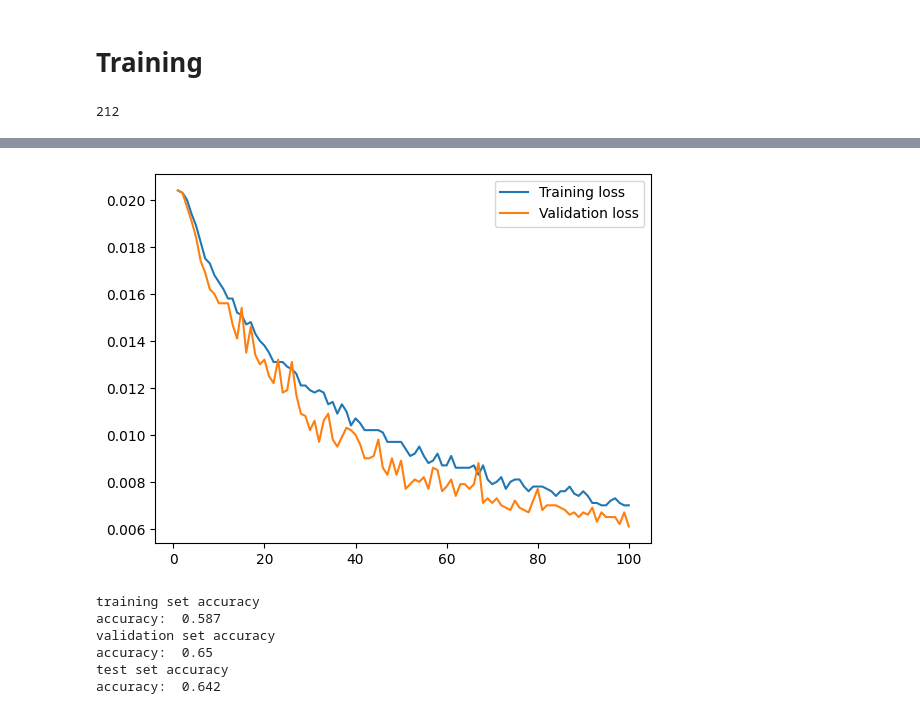
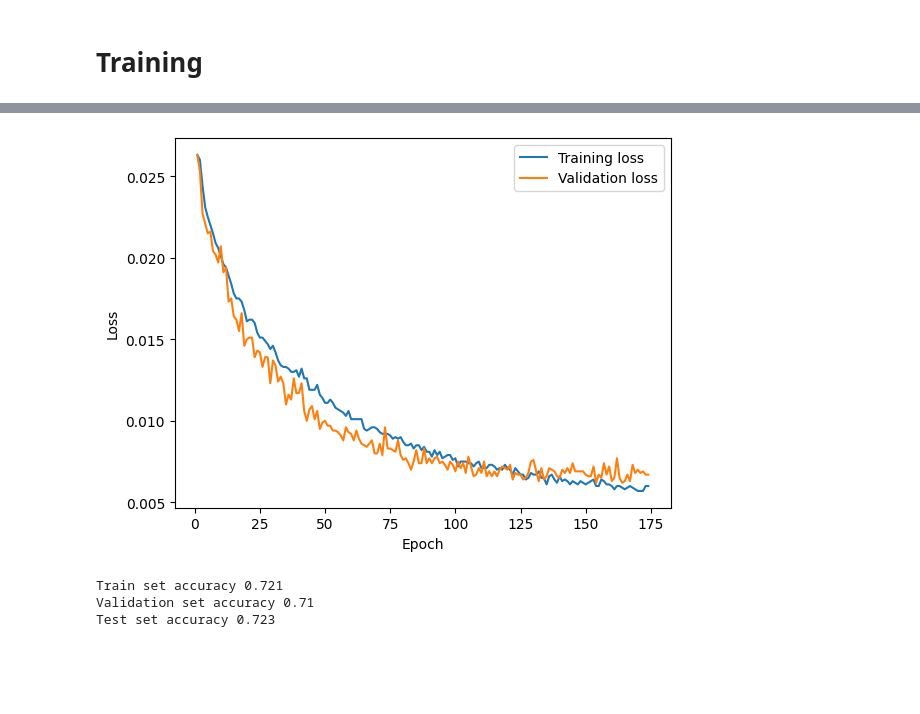
Before and after one commit to Gianl-msi/Python-Unleashed, a Jupyter notebook: Image Classification With CNN/Image Classification With CNN.ipynb, the cells around one changed output, grey strips where cells are left out. Saved outputs shown, nothing was run; the diff lists cells and outputs as text; code cells hidden in the pictures; blank space fills up the shorter version.

Commit message:
training

```diff
--- a/Image Classification With CNN/Image Classification With CNN.ipynb
+++ b/Image Classification With CNN/Image Classification With CNN.ipynb
@@ -183,28 +186,30 @@ butterflyclassifier = ButterflyClassifier()
 
 # Specify the optimizer
 import torch.optim as optim
-optimizer = optim.SGD(butterflyclassifier.parameters(), lr=0.03, momentum=0.9)
+optimizer = optim.SGD(butterflyclassifier.parameters(), lr=0.02, momentum=0.9)
 
 # Specify the loss
 criterion = nn.CrossEntropyLoss()
 
-#Specify what device to use --> GPU
+# Select GPU as device
 device = torch.device('cuda')
-# %%
-for i, j in train_butterly_dataloader:
-    print(j.size()[0])
-    break
-# %% [output]
-212
 # %%
-def train(model, device, epochs, patience, delta):
+# function to train the model
+def train(model,
+          device,
+          epochs,
+          patience,  # for early stopping: how many epochs the training process should continue after the last improvement on validation set before stopping
+          delta): # minimum percentage change in validation loss that qualifies as an improvement.
+
 
     model.to(device)
     train_loss, val_loss = [], []
 
-    delta_count = 0 # how many epochs the validation loss did not improve
-    baseline_val_loss = 100000
-    for e in range(epochs):  # loop over the dataset multiple times
+    delta_count = 0 # counter the keeps track of how many epochs the validation loss did not improve
+    baseline_val_loss = 100000  # starting value of the loss on the validation set. Set initially to a very big value. It is updated at each epoch afterwards
+
+    # loop over train and validation sets epochs times
+    for e in range(epochs):
         print(f"-------- Epoch {e + 1} --------")
         model.train()
         train_running_loss = 0.0
@@ -245,8 +250,8 @@ def train(model, device, epochs, patience, delta):
         val_running_loss = round(val_running_loss / sample_val, 4)
         print("Validation loss:",val_running_loss)
 
-        # Check if validation losses improved
-        if ((baseline_val_loss - val_running_loss  ) / baseline_val_loss ) > delta:
+        # Check if validation losses improved of at least delta %
+        if (val_running_loss < baseline_val_loss) and (( baseline_val_loss  - val_running_loss ) / baseline_val_loss ) > delta:
             delta_count = 0
             baseline_val_loss = val_running_loss
         else:
@@ -264,12 +269,18 @@ def train(model, device, epochs, patience, delta):
     # Plot losses
     plt.plot(range(1,len(train_loss) +1 ),train_loss, label = 'Training loss' )
     plt.plot(range(1, len(val_loss) +1 ),val_loss, label = 'Validation loss' )
+    plt.ylabel('Loss')
+    plt.xlabel('Epoch')
     plt.legend()
     plt.show()
 
     return model, train_loss, val_loss
 
 # Train the model
-model_trained, train_loss, val_loss = train(model = butterflyclassifier, device = device, epochs = 100, patience = 5, delta = 0.01)
+model_trained, train_loss, val_loss = train(model = butterflyclassifier,
+                                            device = device,
+                                            epochs = 200,
+                                            patience = 10,
+                                            delta = 0.01) # 1 percent improve
 # %% [output]
 -------- Epoch 1 --------
@@ -292,9 +303,12 @@ Epochs with no improvement: 0
-[figure, old version]
+[figure, new version]
 # %%
-# function to predict the class of a batch of images
-def make_prediction(model, device, dataloader):
+# Function to predict the class of a batch of images
+def make_prediction(model,
+                    device,
+                    dataloader):
     model.to(device)
     preds,truevalues  = [] , []
+
     for data in dataloader:
         inputs, labels = data
         inputs = inputs.to(device)
@@ -306,38 +320,34 @@ def make_prediction(model, device, dataloader):
 
     return np.concatenate(truevalues,axis =0) , np.concatenate(preds,axis =0)
 
-# Function that calculates the accuracy of the predicitions
+# Function to calculate accuracy of the predicitions
 def calculate_accuracy(true, preds):
     true_class = np.argmax(true, axis = 1)
     preds_class = np.argmax(preds, axis = 1)
-    print("accuracy: ", round( np.sum(true_class == preds_class )   / true_class.shape[0] , 3))
+    return  round( np.sum(true_class == preds_class )   / true_class.shape[0] , 3)
 
 
 ## Calculate prediction accuracy on all 3 sets
-# Training set
+# Train set
 train_pred = make_prediction(model= model_trained,
                            device= device,
                            dataloader = train_butterly_dataloader)
-print('training set accuracy')
-calculate_accuracy(train_pred[0], train_pred[1])
+print(f'Train set accuracy {calculate_accuracy(train_pred[0], train_pred[1]) }')
+
 
 # Validation set
 val_pred = make_prediction(model= model_trained,
                            device= device,
                            dataloader = val_butterly_dataloader)
-print('validation set accuracy')
-calculate_accuracy(val_pred[0], val_pred[1])
+print(f'Validation set accuracy {calculate_accuracy(val_pred[0], val_pred[1])}')
+
 
 # Test set
 test_pred = make_prediction(model= model_trained,
                            device= device,
                            dataloader = test_butterly_dataloader)
-print('test set accuracy')
-calculate_accuracy(test_pred[0], test_pred[1])
+print(f'Test set accuracy {calculate_accuracy(test_pred[0], test_pred[1])}')
 # %% [output]
-training set accuracy
-accuracy:  0.587
-validation set accuracy
-accuracy:  0.65
-test set accuracy
-accuracy:  0.642
+Train set accuracy 0.721
+Validation set accuracy 0.71
+Test set accuracy 0.723
```
Also changed, not shown: parts of 9 cells of this notebook.
